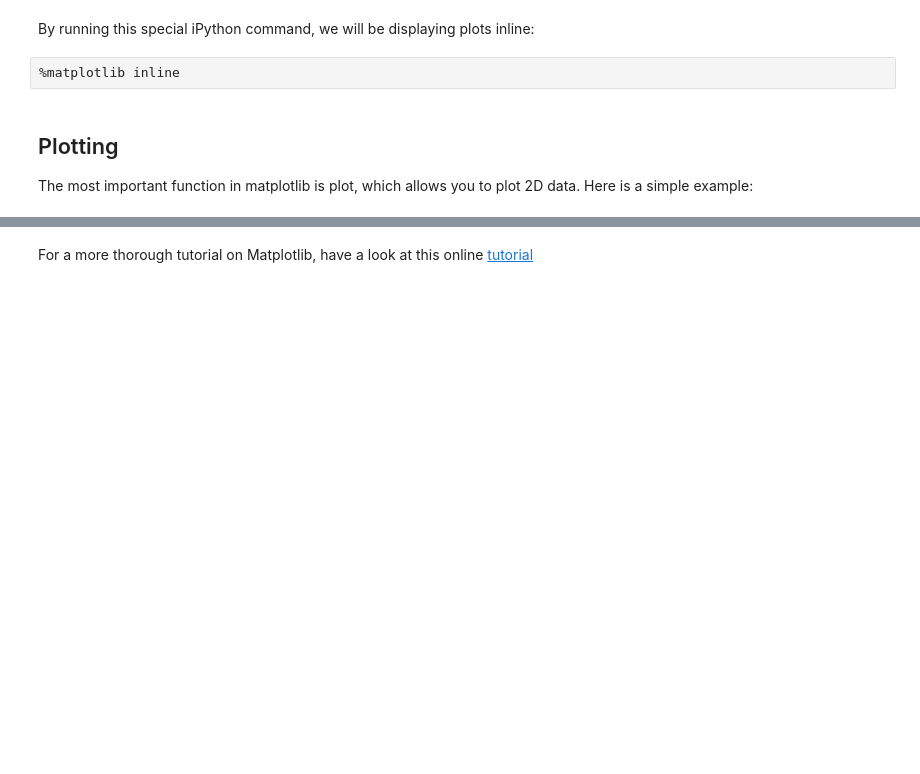
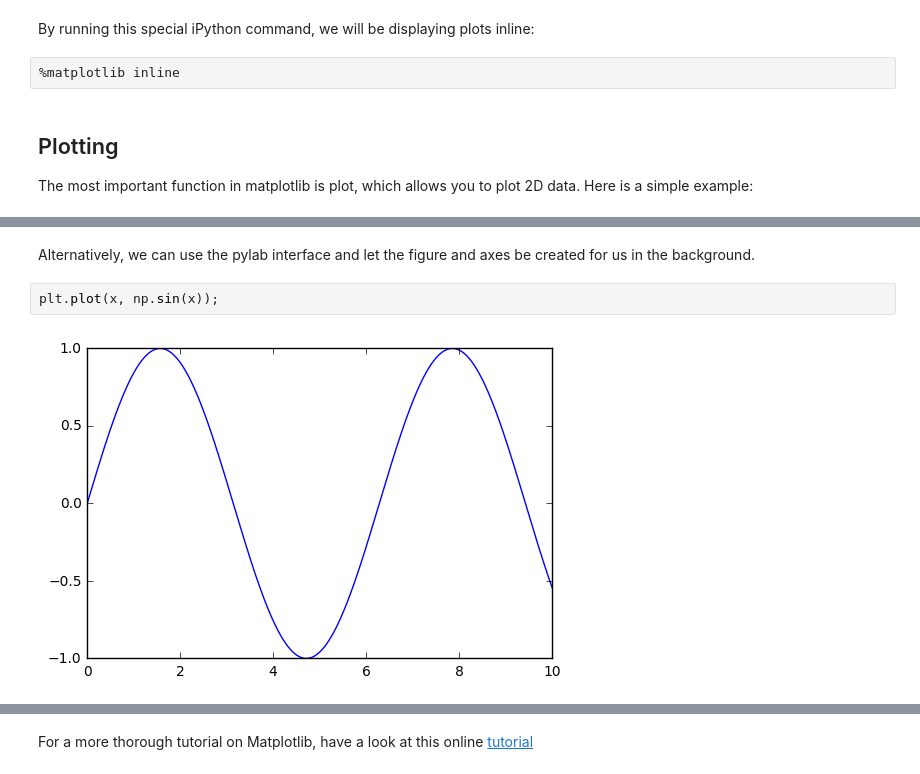
Before and after one commit to lessju/PHY1135, a Jupyter notebook: matplotlib.ipynb, the cells around one changed output, grey strips where cells are left out. Cells and saved outputs as stored; diff of their text form; blank space fills up the shorter version.

```diff
--- a/matplotlib.ipynb
+++ b/matplotlib.ipynb
@@ -69,0 +48,6 @@ plt.show()
+# %% [markdown]
+Alternatively, we can use the pylab interface and let the figure and axes be created for us in the background.
+# %%
+plt.plot(x, np.sin(x));
+# %% [output]
+[figure, added]
```
Also changed, not shown: parts of 82 cells of this notebook, 3 other files.
